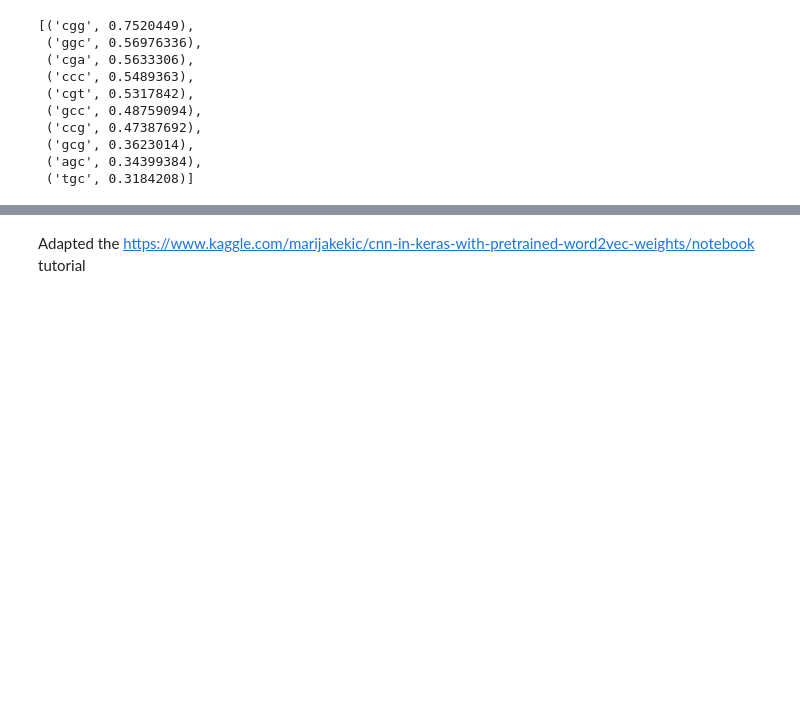
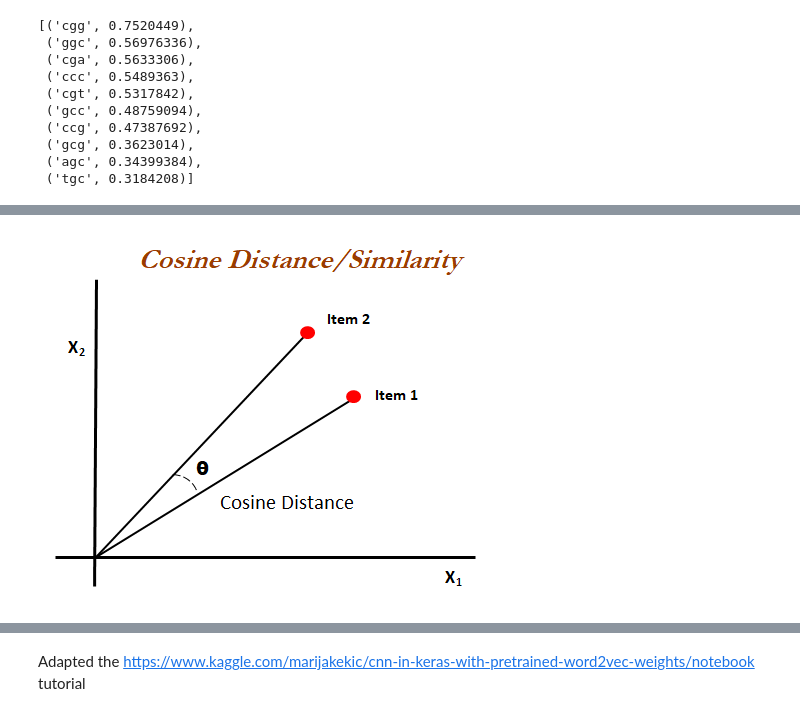
Before and after one commit to sermare/DeepOff, a Jupyter notebook: NLP.ipynb, the cells around one changed output, grey strips where cells are left out. Saved outputs shown, nothing was run; the diff lists cells and outputs as text; code cells hidden in the pictures; blank space fills up the shorter version.

```diff
--- a/NLP.ipynb
+++ b/NLP.ipynb
@@ -183,0 +214,5 @@ cosine_distance (model.wv,'cgc', Promoter_sequences.seq[1], 10)
+# %%
+from IPython.display import Image
+Image("https://www.oreilly.com/library/view/statistics-for-machine/9781788295758/assets/2b4a7a82-ad4c-4b2a-b808-e423a334de6f.png")
+# %% [output]
+[figure, added]
```
Also changed, not shown: parts of 14 cells of this notebook.
